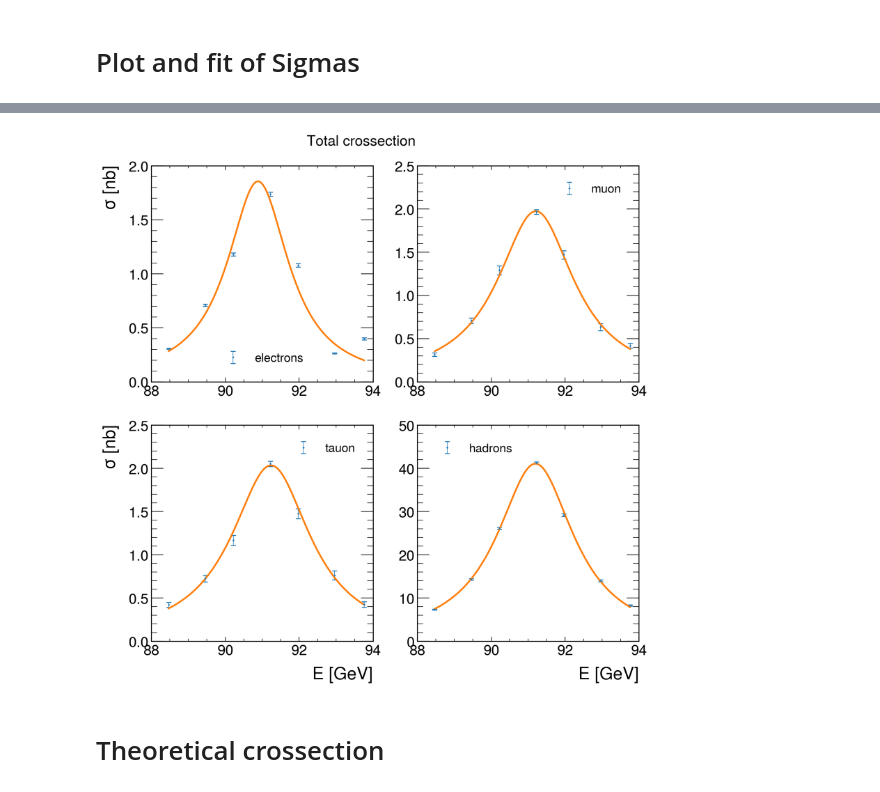
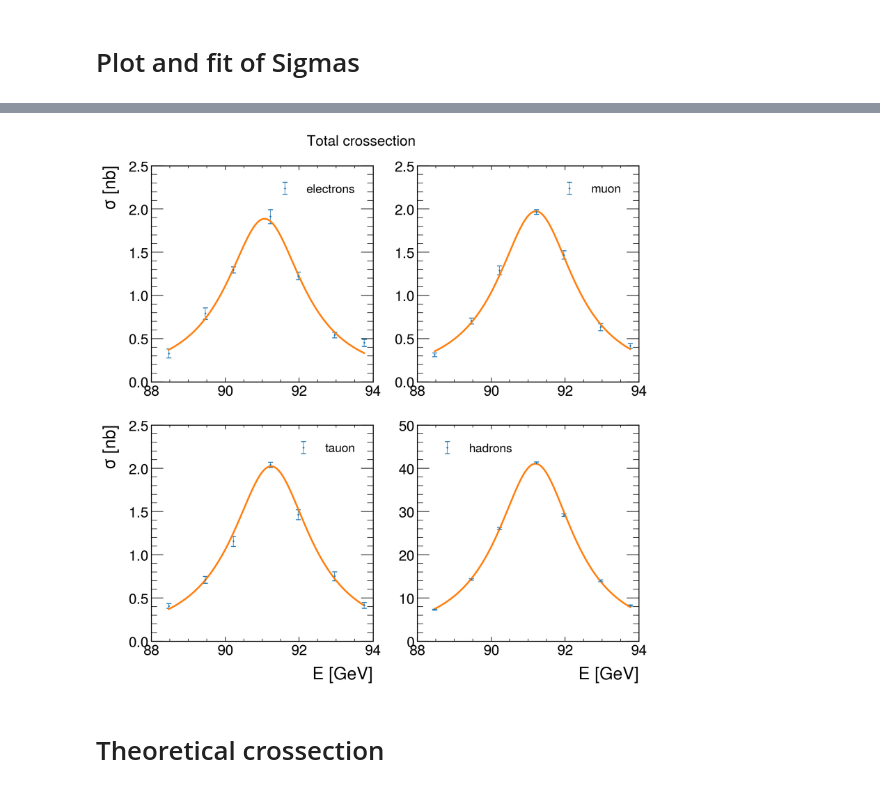
Before and after one commit to lukasg96/z0-precisionmeasurement, a Jupyter notebook: z0_experiment.ipynb, the cells around one changed output, grey strips where cells are left out. Drawn from its saved outputs; the diff is of its cells as text; code cells hidden in the pictures.

```diff
--- a/z0_experiment.ipynb
+++ b/z0_experiment.ipynb
@@ -560,7 +560,7 @@ while i < 5:
     emasks = [0] * 6
     emasks[0] = brancheses[i]['E_ecal'] >= 50
     emasks[1] = brancheses[i]['E_ecal'] >= 68
-    emasks[2] = brancheses[i]['Ncharged'] <= 6
+    emasks[2] = brancheses[i]['Ncharged'] <= 2#6
     #emasks[3] = brancheses[i]['Pcharged'] >= 3
     # t cutting
     #emasks[3] = brancheses[i]['cos_thet'] <= .7
@@ -747,12 +747,8 @@ These are some **references** that might be interesting to look up:
 * Fitting a Breit-Wigner curve using uproot: https://masonproffitt.github.io/uproot-tutorial/07-fitting/index.html
 # %%
 xs_corrections = { 'energy' : [ 88.47, 89.46, 90.22, 91.22, 91.97, 92.96, 93.76] ,
-                      'hadronic' : [
-
-
-2.0, 4.3, 7.7, 10.8, 4.7, -0.2, -1.6],
-
-                      'leptonic' : [0.09, 0.20, 0.36, 0.52, 0.22, -0.01, -0.08]}
+                      'hadronic' : [2.0, 4.3, 7.7, 10.8, 4.7, -0.2, -1.6],
+                  'leptonic' : [0.09, 0.20, 0.36, 0.52, 0.22, -0.01, -0.08]}
 # %%
 data_nr = 1
 
@@ -818,7 +814,7 @@ while i < 7:
     emasks = [0] * 8
     emasks[0] = branchesopal['E_ecal'] >= 50
     emasks[1] = branchesopal['E_ecal'] >= 68
-    emasks[2] = branchesopal['Ncharged'] <= 6
+    emasks[2] = branchesopal['Ncharged'] <=2 #<= 6
     #emasks[3] = branchesopal['Pcharged'] >=3
     # t cutting
     #emasks[3] = branchesopal['cos_thet'] <= c
@@ -996,12 +995,12 @@ print(ratio_s_opal_err)
 # %%
 # apply s channel correction
-#ratio_s_opal[5] = ratio_s_opal[6]
+ratio_s_opal[5] = ratio_s_opal[6]
 #ratio_s_opal[0] = 0.08
 opalB_corr = np.zeros((7,4))
 opalB_corr[:,1:] = np.array(opalB)[:,1:]
 for ii in range(7):
 
-    opalB_corr[ii][0] = opalB[ii][0] #* ratio_s_opal[ii] #*1.15#  *ratio_s_new#
+    opalB_corr[ii][0] = opalB[ii][0] * ratio_s_opal[ii] #*1.15#  *ratio_s_new#
     opalB_err[ii][0] = np.sqrt(ratio_s_opal[ii]**2 * opalB_err[ii][0]**2 + opalB[ii][0]**2 * ratio_s_opal_err[ii]**2)
 # %% [markdown]
 # Calculate cross section
@@ -1067,34 +1066,36 @@ print(coeff)
 # %%
 fig, ax = plt.subplots(2, 2, figsize=(10, 10))
 
 fig.suptitle('Total crossection')
 ax[0,0].errorbar(energy, Sigma_corr[0], yerr=Sigma_corr_err[0], label = 'electrons', fmt="+", ms=2, elinewidth=0.6, capsize=3, mew=1)
 ax[0,1].errorbar(energy, Sigma_corr[1], yerr=Sigma_corr_err[1], label = 'muon', fmt="+", ms=2, elinewidth=0.6, capsize=3, mew=1)
 ax[1,0].errorbar(energy, Sigma_corr[2], yerr=Sigma_corr_err[2], label = 'tauon', fmt="+", ms=2, elinewidth=0.6, capsize=3, mew=1)
 ax[1,1].errorbar(energy, Sigma_corr[3], yerr=Sigma_corr_err[3], label = 'hadrons', fmt="+", ms=2, elinewidth=0.6, capsize=3, mew=1)
 #ax[0,0].plot(energy,Sigma_corr[0],label = 'electrons')
 #ax[0,1].plot(energy,Sigma_corr[1],label = 'muon')
 #ax[1,0].plot(energy,Sigma_corr[2],label = 'tauon')
 #ax[1,1].plot(energy,Sigma_corr[3],label = 'hadrons')
 
 ax[0,0].plot(listE,fit_sigma[0,:])
 ax[0,1].plot(listE,fit_sigma[1,:])
 ax[1,0].plot(listE,fit_sigma[2,:])
 ax[1,1].plot(listE,fit_sigma[3,:])
 
 
+ax[0,0].set_ylim(0,2.5)
+
 ax[0,0].legend()
 ax[0,1].legend()
 ax[1,0].legend()
 ax[1,1].legend()
 
 ax[1,1].set_xlabel('E [GeV]')
 ax[1,0].set_xlabel('E [GeV]')
 ax[0,0].set_ylabel(r'$\sigma$ [nb]')
 ax[1,0].set_ylabel(r'$\sigma$ [nb]')
 plt.show()
 # %% [output]
-[figure, old version]
+[figure, new version]
 # %% [markdown]
 # Theoretical crossection
 # %%
```
Also changed, not shown: parts of 16 cells of this notebook.
